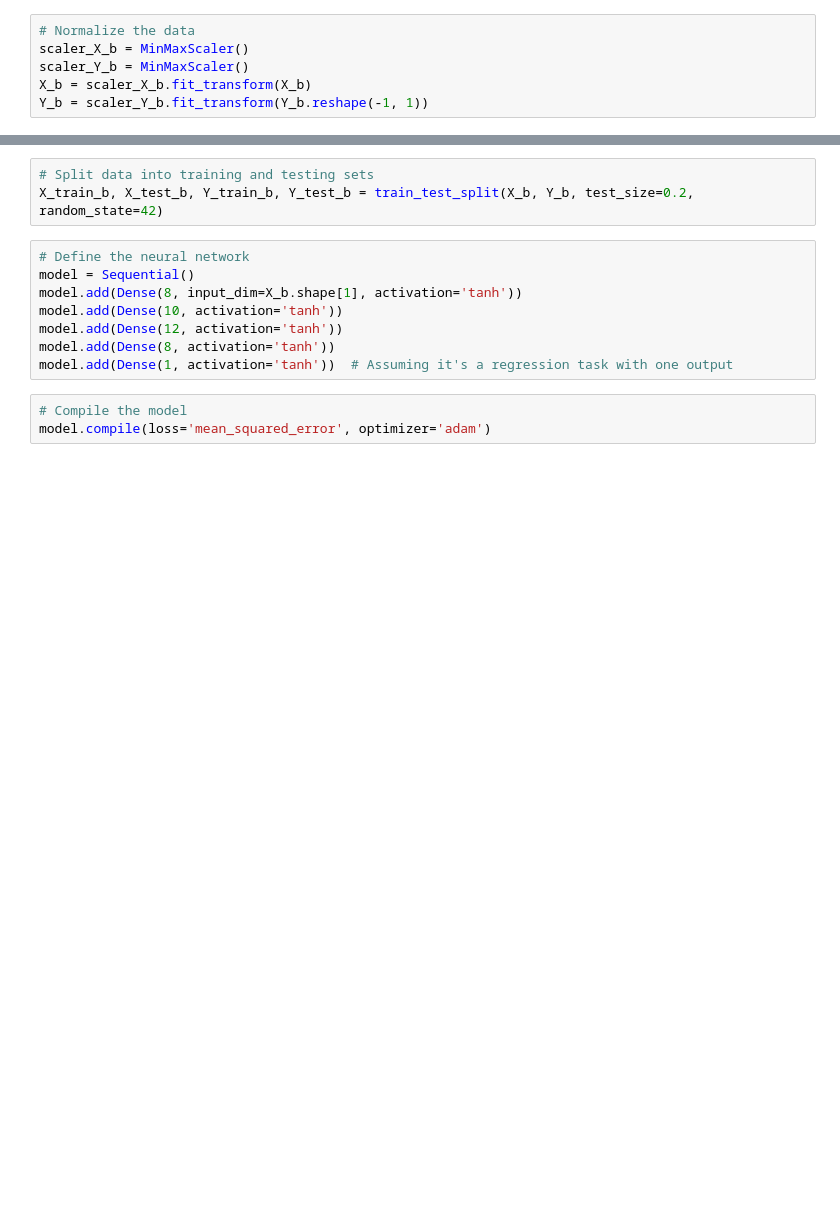
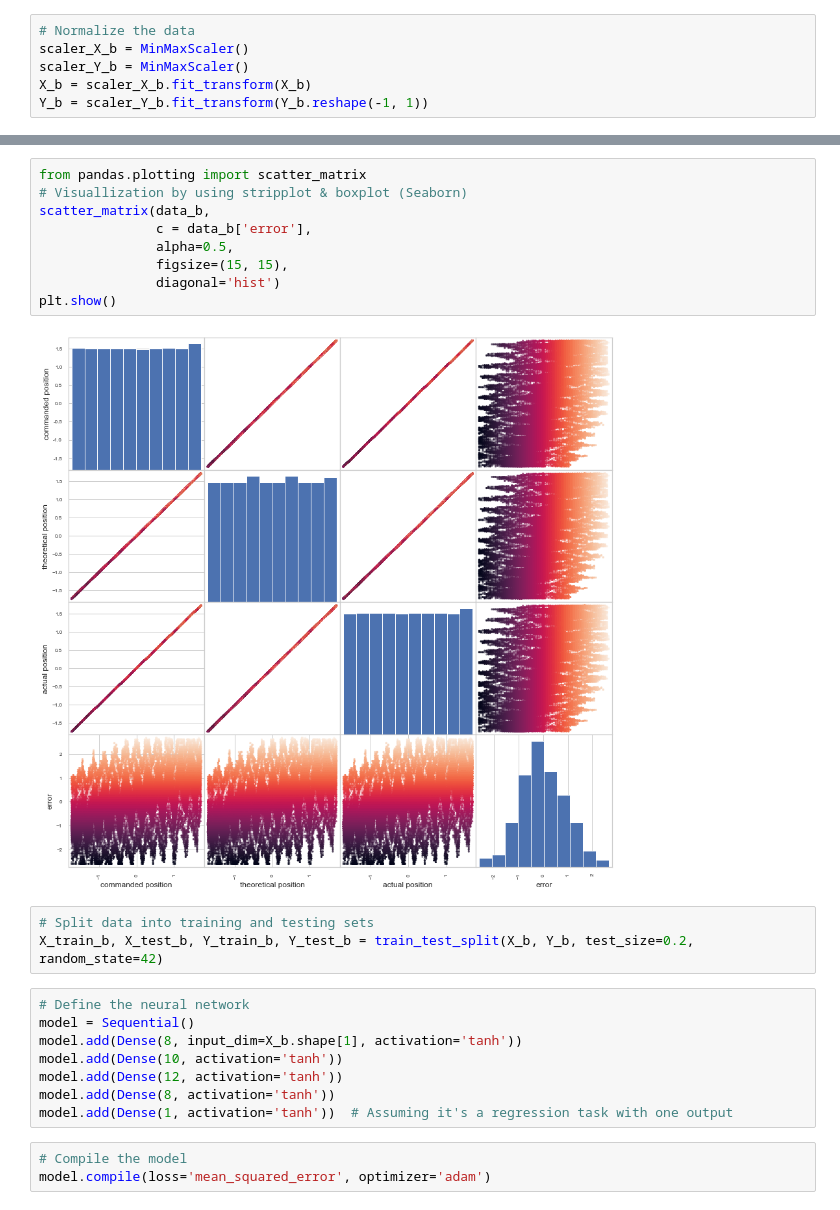
Before and after one commit to sanamsabooni/Thesis_ErrorDetection, a Jupyter notebook: Thesis_ErrorDetection.ipynb, the cells around one changed output, grey strips where cells are left out. Drawn from its saved outputs; the diff is of its cells as text; blank space fills up the shorter version.

```diff
--- a/Thesis_ErrorDetection.ipynb
+++ b/Thesis_ErrorDetection.ipynb
@@ -285,3 +268,14 @@ plt.show()
+# %%
+from pandas.plotting import scatter_matrix
+# Visuallization by using stripplot & boxplot (Seaborn)
+scatter_matrix(data_b,
+               c = data_b['error'],
+               alpha=0.5,
+               figsize=(15, 15),
+               diagonal='hist')
+plt.show()
+# %% [output]
+[figure, added]
 # %%
 # Split data into training and testing sets
 X_train_b, X_test_b, Y_train_b, Y_test_b = train_test_split(X_b, Y_b, test_size=0.2, random_state=42)
```
Also changed, not shown: parts of 27 cells of this notebook.
